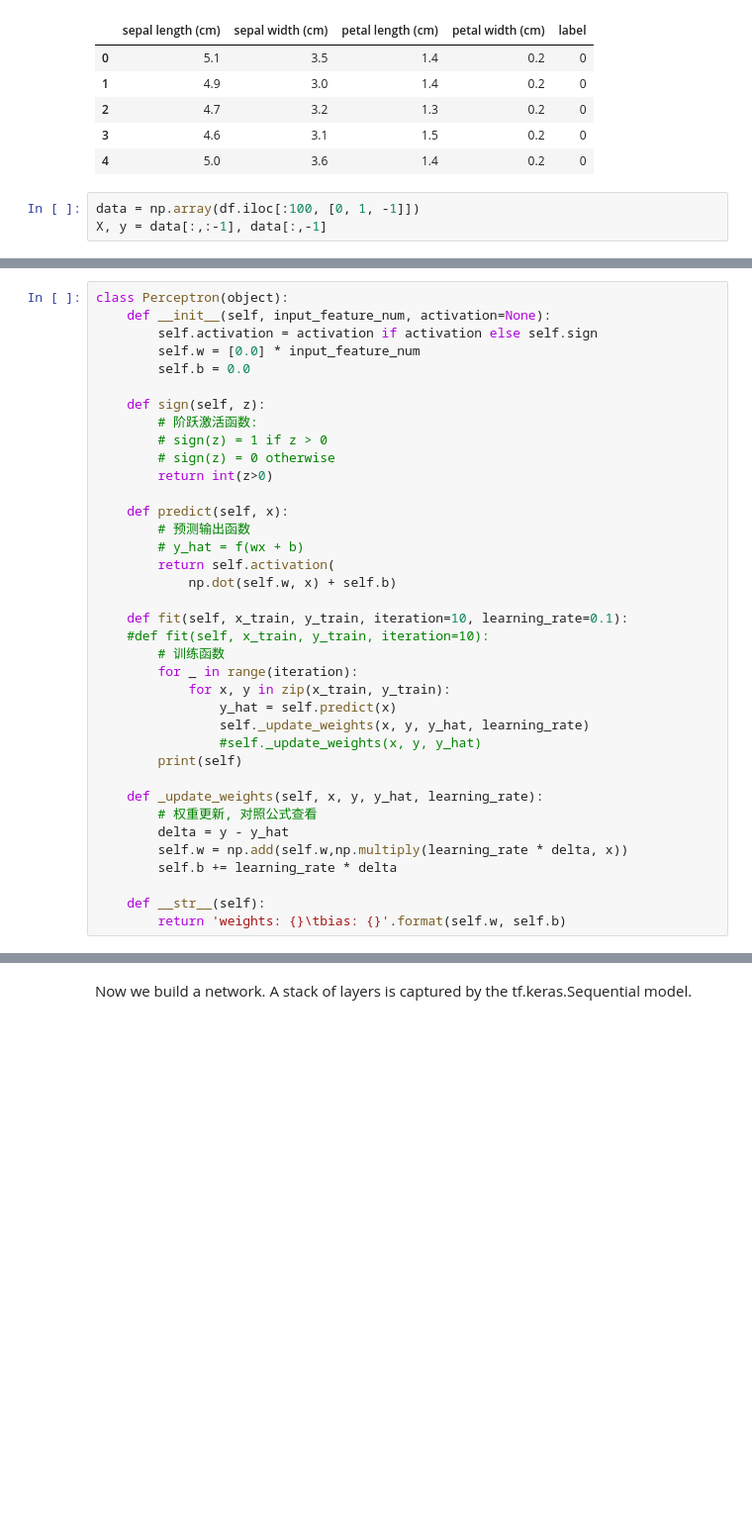
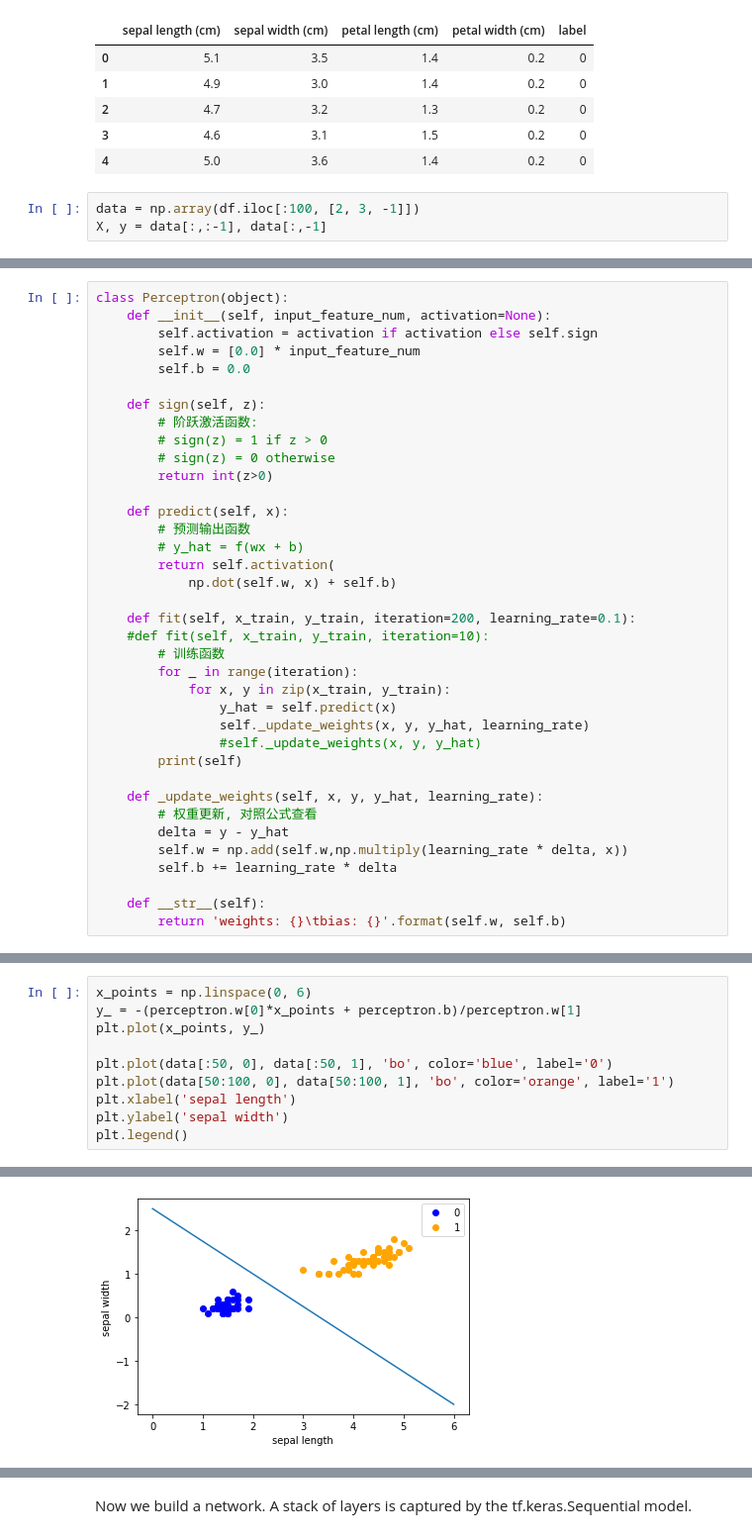
Before and after one commit to yeswhos/COMP5400M-Bio-inspired-Computing, a Jupyter notebook: CW2/Backpropagation on the Iris data set.ipynb, the cells around one changed output, grey strips where cells are left out. Shown at 99% size. Cells and saved outputs as stored; diff of their text form; blank space fills up the shorter version.

Commit message:
plot preceptron line

```diff
--- a/CW2/Backpropagation on the Iris data set.ipynb
+++ b/CW2/Backpropagation on the Iris data set.ipynb
@@ -164,5 +170,5 @@ df.head()
 | 3 | 4.6 | 3.1 | 1.5 | 0.2 | 0 |
 | 4 | 5.0 | 3.6 | 1.4 | 0.2 | 0 |
 # %%
-data = np.array(df.iloc[:100, [0, 1, -1]])
+data = np.array(df.iloc[:100, [2, 3, -1]])
 X, y = data[:,:-1], data[:,-1]
@@ -185,7 +193,7 @@ class Perceptron(object):
         return self.activation(
             np.dot(self.w, x) + self.b)
 
-    def fit(self, x_train, y_train, iteration=10, learning_rate=0.1):
+    def fit(self, x_train, y_train, iteration=200, learning_rate=0.1):
     #def fit(self, x_train, y_train, iteration=10):
         # 训练函数
         for _ in range(iteration):
@@ -205,0 +220,11 @@ class Perceptron(object):
+# %%
+x_points = np.linspace(0, 6)
+y_ = -(perceptron.w[0]*x_points + perceptron.b)/perceptron.w[1]
+plt.plot(x_points, y_)
+
+plt.plot(data[:50, 0], data[:50, 1], 'bo', color='blue', label='0')
+plt.plot(data[50:100, 0], data[50:100, 1], 'bo', color='orange', label='1')
+plt.xlabel('sepal length')
+plt.ylabel('sepal width')
+plt.legend()
+# %% [output]
@@ -205,0 +232 @@ class Perceptron(object):
+[figure, added]
```
Also changed, not shown: parts of 8 cells of this notebook.
